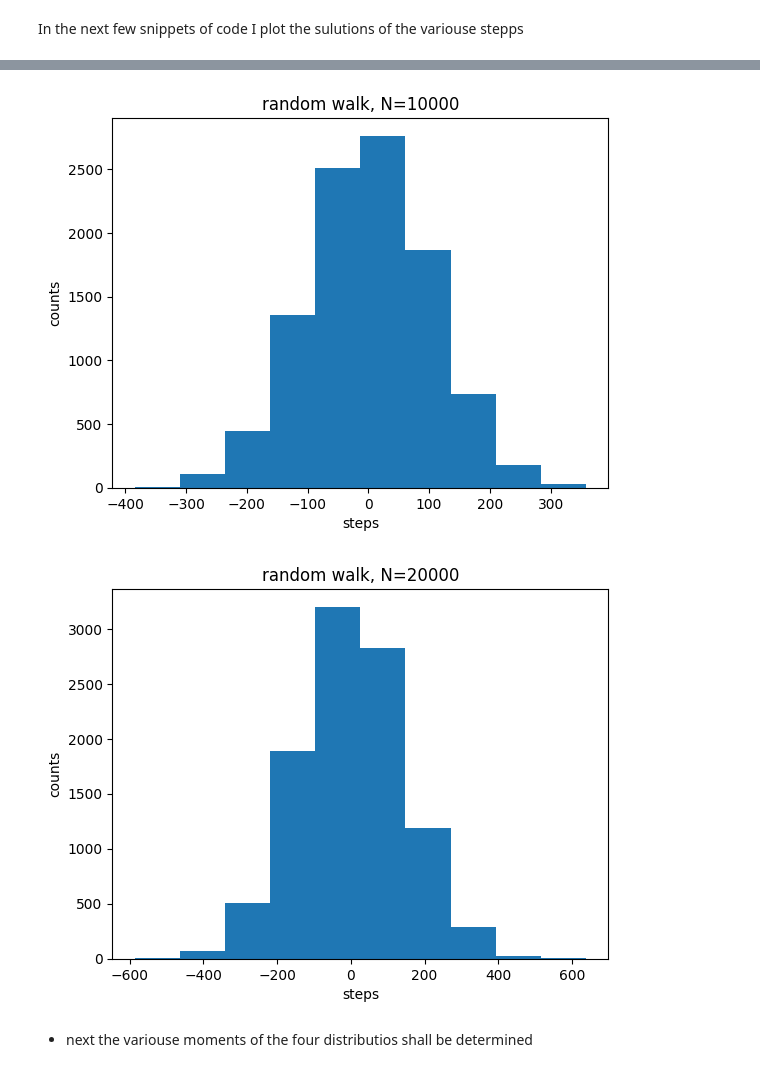
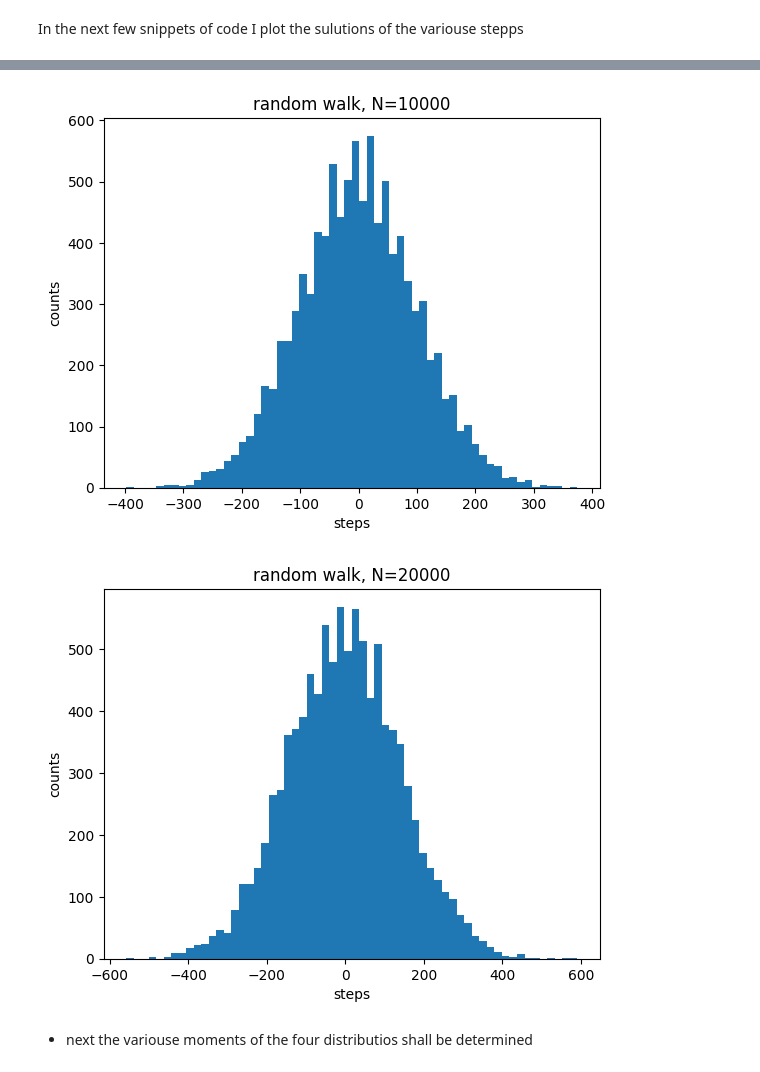
Before and after one commit to DominicNieder/Complex-Classical-Systems, a Jupyter notebook: Sheet05/sheet05-handin.ipynb, the cells around one changed output, grey strips where cells are left out. Drawn from its saved outputs; the diff is of its cells as text; code cells hidden in the pictures.

```diff
--- a/Sheet05/sheet05-handin.ipynb
+++ b/Sheet05/sheet05-handin.ipynb
@@ -27,7 +26,7 @@ The random walk, is simple. So the easiest way to implement is by a simple for l
 N=20000  # number of iteration steps
 
 number_of_particles=10000  # number of particles
-
+n_bins=60
 x = np.zeros((N+1,number_of_particles),dtype=int) # contains all positions for all time steps
 
 # for loop to simulate a random walk
@@ -63,23 +62,23 @@ plt.close()
 # %%
 plt.title("random walk, N=10000")
-plt.hist(x[10000])
+plt.hist(x[10000],bins=n_bins)
 plt.ylabel("counts")
 plt.xlabel("steps")
 plt.savefig("RW_N10000.png")
 plt.show()
 plt.close()
 # %% [output]
-[figure, old version]
+[figure, new version]
 # %%
 plt.title("random walk, N=20000")
-plt.hist(x[20000])
+plt.hist(x[20000],bins=n_bins)
 plt.ylabel("counts")
 plt.xlabel("steps")
 plt.savefig("RW_N20000.png")
 plt.show()
 plt.close()
 # %% [output]
-[figure, old version]
+[figure, new version]
 # %% [markdown]
 * next the variouse moments of the four distributios shall be determined
 # %% [markdown]
```
Also changed, not shown: parts of 15 cells of this notebook.
